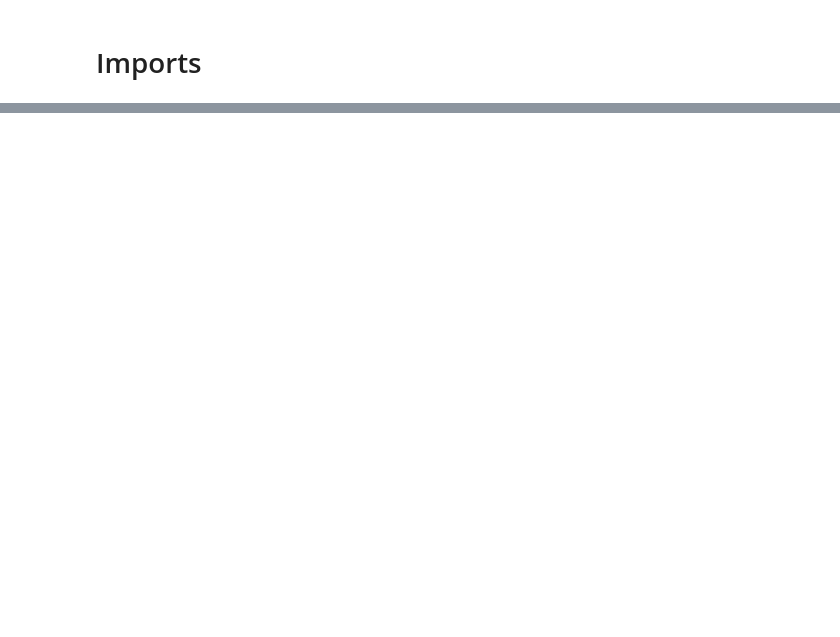
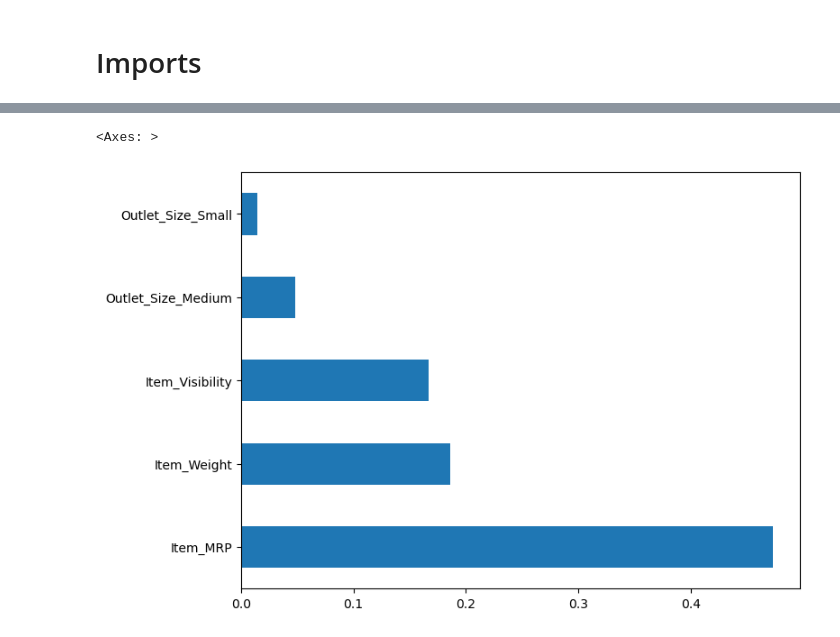
Before and after one commit to Sly-hexr/Prediction-of-Product-Sales, a Jupyter notebook: POPS-Revisited.ipynb, the cells around one changed output, grey strips where cells are left out. Saved outputs shown, nothing was run; the diff lists cells and outputs as text; code cells hidden in the pictures; blank space fills up the shorter version.

```diff
--- a/POPS-Revisited.ipynb
+++ b/POPS-Revisited.ipynb
@@ -1046,0 +280,4 @@ plot_categorical_vs_target(df, feature9);
+# %%
+reg = RandomForestRegressor(random_state=SEED)
+reg.fit(X_train_df,y_train)
+evaluate_regression(reg, X_train_df, y_train, X_test_df, y_test)
@@ -1046,0 +304,4 @@ plot_categorical_vs_target(df, feature9);
+# %%
+importances = pd.Series(reg.feature_importances_, index= feature_names,
+                       name='Feature Importance')
+importances
@@ -1046,0 +326,4 @@ plot_categorical_vs_target(df, feature9);
+# %%
+## Save the feature importances sorted from largest to smallest (ascending=False)
+sorted_importance = importances.sort_values(ascending=False)
+sorted_importance
@@ -1046,0 +348,7 @@ plot_categorical_vs_target(df, feature9);
+# %%
+## find the top 5 importances and plot them
+sorted_importance.head(5).plot(kind='barh',
+                                   figsize=(8,6))
+# %% [output]
+<Axes: >
+[figure, added]
```
Also changed, not shown: parts of 109 cells of this notebook.
